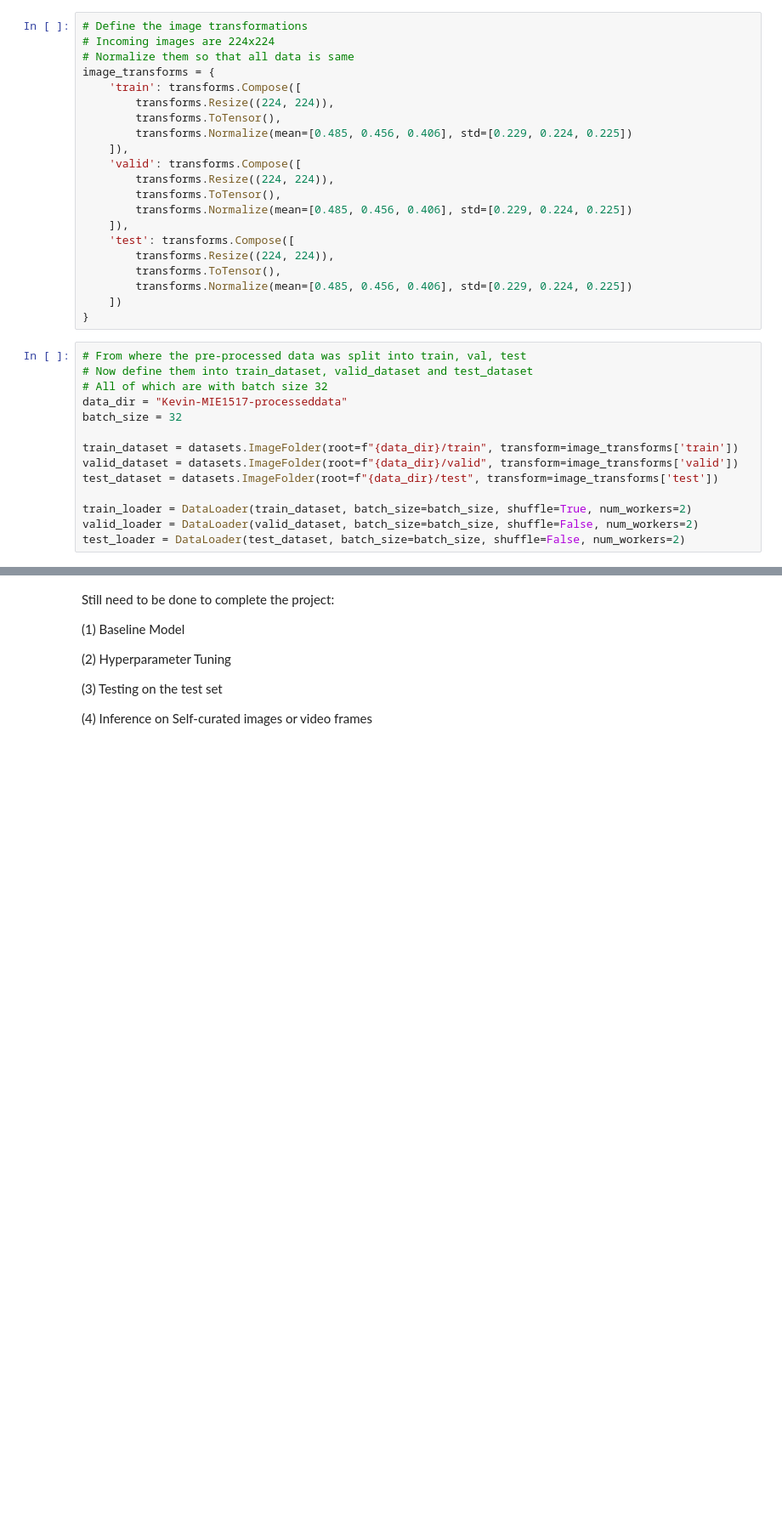
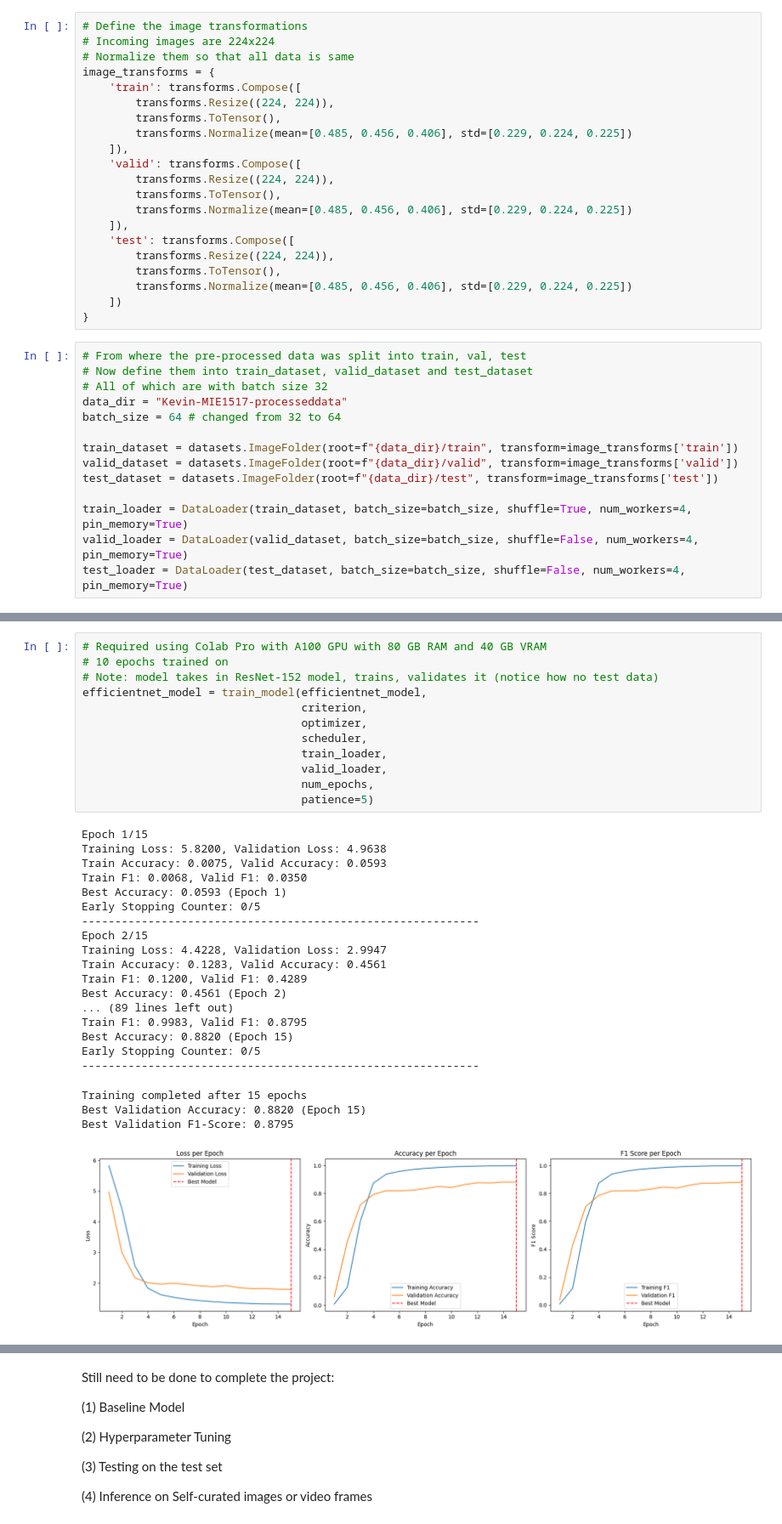
Before and after one commit to jeongwoongc/Cars-classification, a Jupyter notebook: model/commented_MIE1517_group3_project_model.ipynb, the cells around one changed output, grey strips where cells are left out. Shown: that part at 85% size. Cells and saved outputs as stored; diff of their text form; blank space fills up the shorter version.

Commit message:
upload best

```diff
--- a/model/commented_MIE1517_group3_project_model.ipynb
+++ b/model/commented_MIE1517_group3_project_model.ipynb
@@ -42,12 +43,12 @@ image_transforms = {
 # Now define them into train_dataset, valid_dataset and test_dataset
 # All of which are with batch size 32
 data_dir = "Kevin-MIE1517-processeddata"
-batch_size = 32
+batch_size = 64 # changed from 32 to 64
 
 train_dataset = datasets.ImageFolder(root=f"{data_dir}/train", transform=image_transforms['train'])
 valid_dataset = datasets.ImageFolder(root=f"{data_dir}/valid", transform=image_transforms['valid'])
 test_dataset = datasets.ImageFolder(root=f"{data_dir}/test", transform=image_transforms['test'])
 
-train_loader = DataLoader(train_dataset, batch_size=batch_size, shuffle=True, num_workers=2)
-valid_loader = DataLoader(valid_dataset, batch_size=batch_size, shuffle=False, num_workers=2)
-test_loader = DataLoader(test_dataset, batch_size=batch_size, shuffle=False, num_workers=2)
+train_loader = DataLoader(train_dataset, batch_size=batch_size, shuffle=True, num_workers=4, pin_memory=True)
+valid_loader = DataLoader(valid_dataset, batch_size=batch_size, shuffle=False, num_workers=4, pin_memory=True)
+test_loader = DataLoader(test_dataset, batch_size=batch_size, shuffle=False, num_workers=4, pin_memory=True)
@@ -77,0 +368,34 @@ class ResNetWithClassifier(nn.Module):
+# %%
+# Required using Colab Pro with A100 GPU with 80 GB RAM and 40 GB VRAM
+# 10 epochs trained on
+# Note: model takes in ResNet-152 model, trains, validates it (notice how no test data)
+efficientnet_model = train_model(efficientnet_model,
+                                 criterion,
+                                 optimizer,
+                                 scheduler,
+                                 train_loader,
+                                 valid_loader,
+                                 num_epochs,
+                                 patience=5)
+# %% [output]
+Epoch 1/15
+Training Loss: 5.8200, Validation Loss: 4.9638
+Train Accuracy: 0.0075, Valid Accuracy: 0.0593
+Train F1: 0.0068, Valid F1: 0.0350
+Best Accuracy: 0.0593 (Epoch 1)
+Early Stopping Counter: 0/5
+------------------------------------------------------------
+Epoch 2/15
+Training Loss: 4.4228, Validation Loss: 2.9947
+Train Accuracy: 0.1283, Valid Accuracy: 0.4561
+Train F1: 0.1200, Valid F1: 0.4289
+Best Accuracy: 0.4561 (Epoch 2)
+... (89 lines left out)
+Train F1: 0.9983, Valid F1: 0.8795
+Best Accuracy: 0.8820 (Epoch 15)
+Early Stopping Counter: 0/5
+------------------------------------------------------------
+Training completed after 15 epochs
+Best Validation Accuracy: 0.8820 (Epoch 15)
+Best Validation F1-Score: 0.8795
+[figure, added]
```
Also changed, not shown: parts of 23 cells of this notebook, 8 other files.
